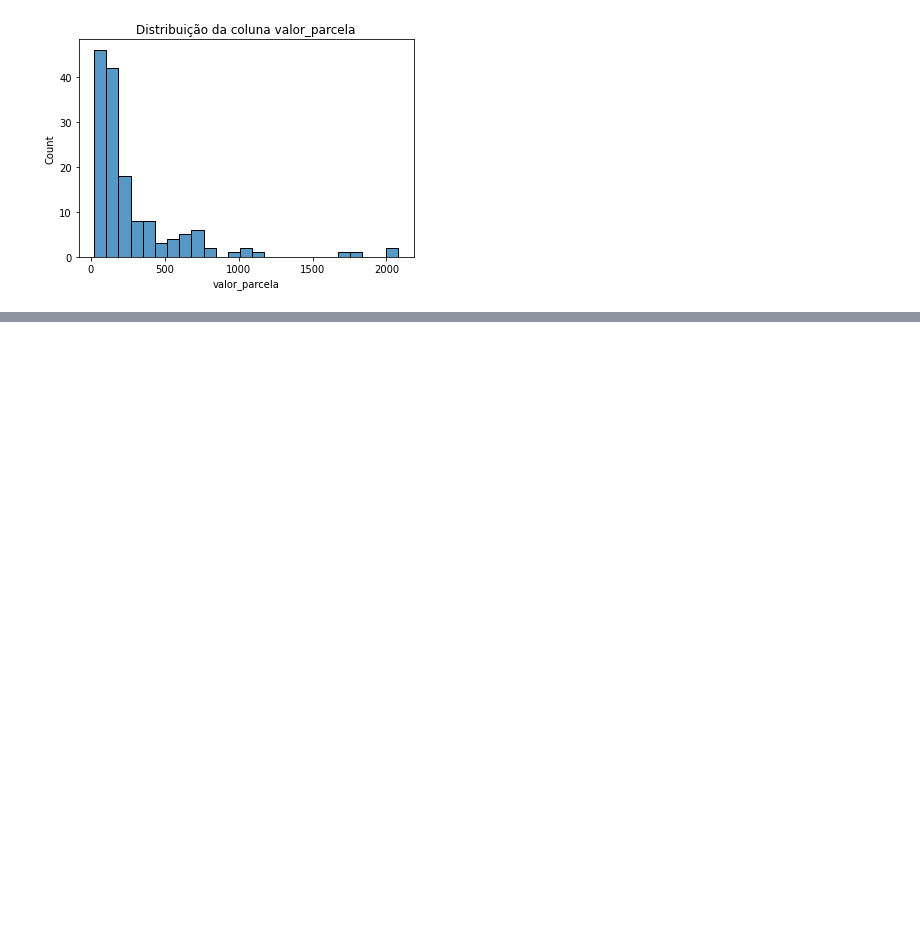
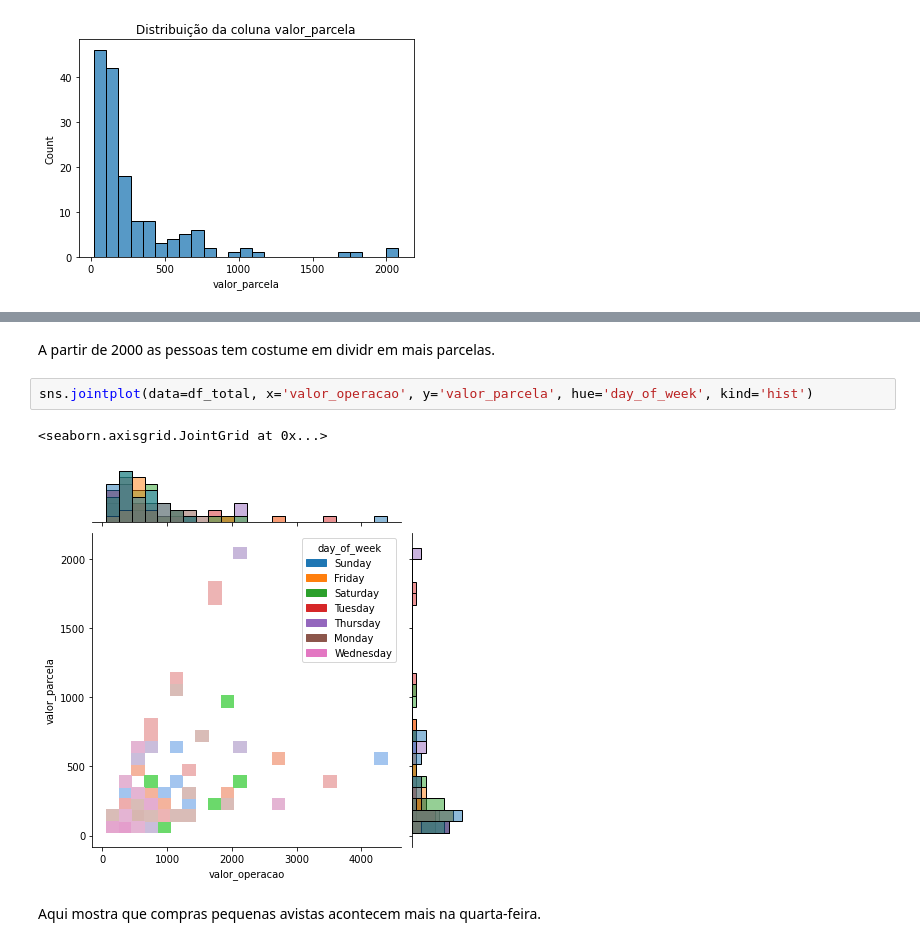
Before and after one commit to martinlietz/squadcinza_projeto3, a Jupyter notebook: projeto.ipynb, the cells around one changed output, grey strips where cells are left out. Cells and saved outputs as stored; diff of their text form; blank space fills up the shorter version.

```diff
--- a/projeto.ipynb
+++ b/projeto.ipynb
@@ -860,0 +868,9 @@ sns.heatmap(df_total.corr(), vmin=-1, vmax=1, annot=True, cmap="viridis")
+# %% [markdown]
+A partir de 2000 as pessoas tem costume em dividr em mais parcelas.
+# %%
+sns.jointplot(data=df_total, x='valor_operacao', y='valor_parcela', hue='day_of_week', kind='hist')
+# %% [output]
+<seaborn.axisgrid.JointGrid at 0x...>
+[figure, added]
+# %% [markdown]
+Aqui mostra que compras pequenas avistas acontecem mais na quarta-feira.
```
Also changed, not shown: parts of 13 cells of this notebook.
